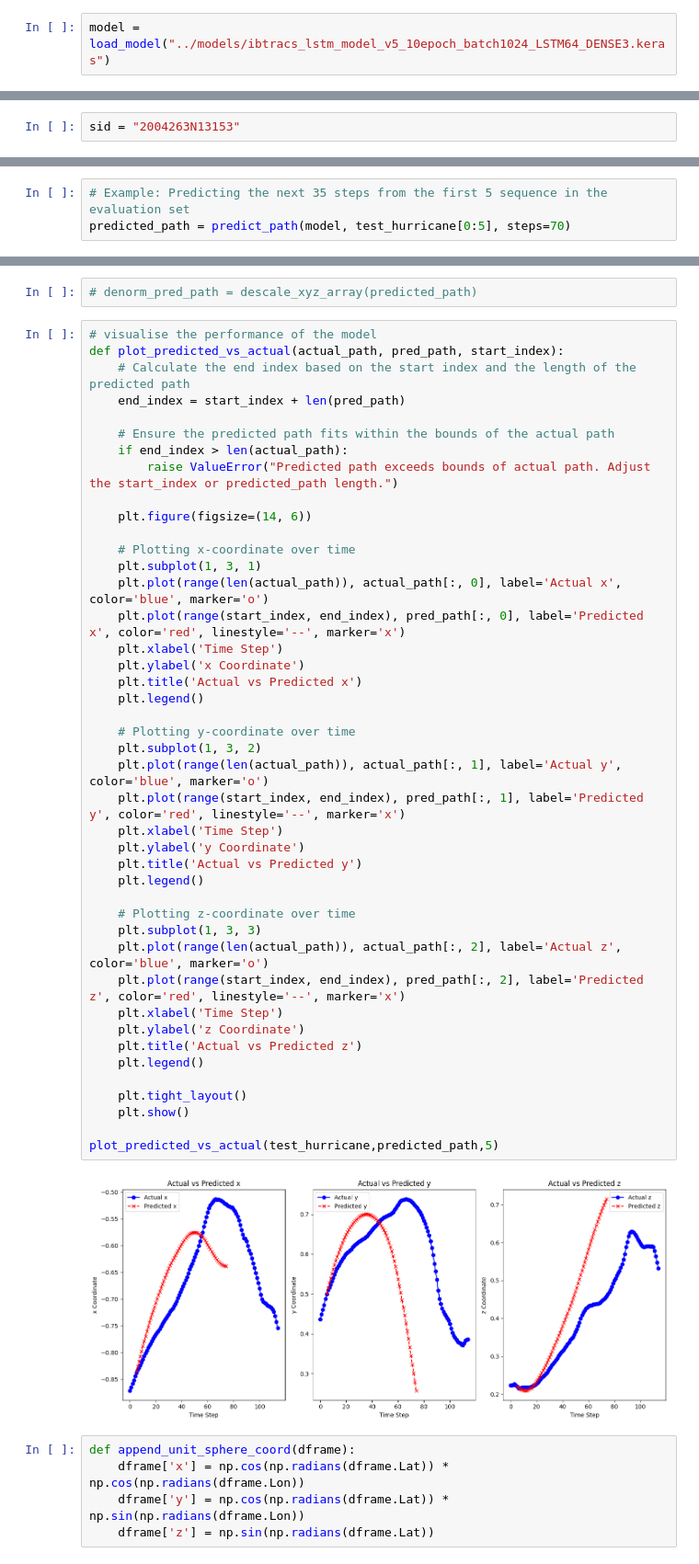
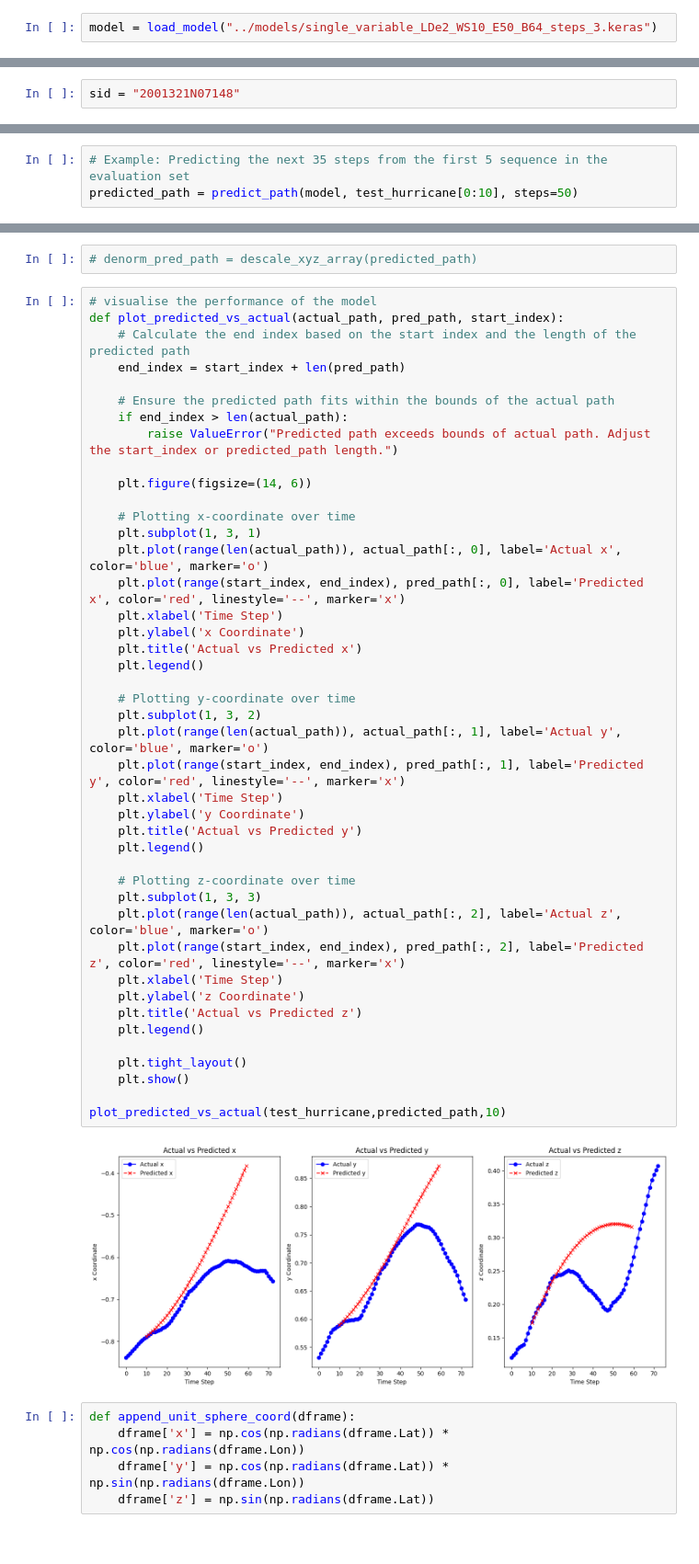
Before and after one commit to arshchawla21/Hurricane_RNN_Forecasting, a Jupyter notebook: notebooks/single_variable_hurricane_RNN.ipynb, the cells around one changed output, grey strips where cells are left out. Shown at 92% size. Cells and saved outputs as stored; diff of their text form.

```diff
--- a/notebooks/single_variable_hurricane_RNN.ipynb
+++ b/notebooks/single_variable_hurricane_RNN.ipynb
@@ -237,4 +229,4 @@ Evaluation Loss: 0.00014850847946945578
 # %% [markdown]
 ## Test Model Against a Real Hurricane
 # %%
-model = load_model("../models/ibtracs_lstm_model_v5_10epoch_batch1024_LSTM64_DENSE3.keras")
+model = load_model("../models/single_variable_LDe2_WS10_E50_B64_steps_3.keras")
@@ -246,7 +258,7 @@ def get_points_for_sid(df, sid):
     points_array = filtered_df[['x', 'y', 'z']].to_numpy()
     return points_array
 # %%
-sid = "2004263N13153"
+sid = "2001321N07148"
 # %%
 test_hurricane = get_points_for_sid(simple_df,sid)
 # %%
@@ -299,5 +311,5 @@ def predict_path(model, initial_sequence, steps):
     return np.array(path)
 # %%
 # Example: Predicting the next 35 steps from the first 5 sequence in the evaluation set
-predicted_path = predict_path(model, test_hurricane[0:5], steps=70)
+predicted_path = predict_path(model, test_hurricane[0:10], steps=50)
 # %% [output]
@@ -336,35 +348,35 @@ def plot_predicted_vs_actual(actual_path, pred_path, start_index):
     plt.subplot(1, 3, 1)
     plt.plot(range(len(actual_path)), actual_path[:, 0], label='Actual x', color='blue', marker='o')
     plt.plot(range(start_index, end_index), pred_path[:, 0], label='Predicted x', color='red', linestyle='--', marker='x')
     plt.xlabel('Time Step')
     plt.ylabel('x Coordinate')
     plt.title('Actual vs Predicted x')
     plt.legend()
 
     # Plotting y-coordinate over time
     plt.subplot(1, 3, 2)
     plt.plot(range(len(actual_path)), actual_path[:, 1], label='Actual y', color='blue', marker='o')
     plt.plot(range(start_index, end_index), pred_path[:, 1], label='Predicted y', color='red', linestyle='--', marker='x')
     plt.xlabel('Time Step')
     plt.ylabel('y Coordinate')
     plt.title('Actual vs Predicted y')
     plt.legend()
 
     # Plotting z-coordinate over time
     plt.subplot(1, 3, 3)
     plt.plot(range(len(actual_path)), actual_path[:, 2], label='Actual z', color='blue', marker='o')
     plt.plot(range(start_index, end_index), pred_path[:, 2], label='Predicted z', color='red', linestyle='--', marker='x')
     plt.xlabel('Time Step')
     plt.ylabel('z Coordinate')
     plt.title('Actual vs Predicted z')
     plt.legend()
 
     plt.tight_layout()
     plt.show()
 
-plot_predicted_vs_actual(test_hurricane,predicted_path,5)
+plot_predicted_vs_actual(test_hurricane,predicted_path,10)
 # %% [output]
-[figure, old version]
+[figure, new version]
 # %%
 def append_unit_sphere_coord(dframe):
     dframe['x'] = np.cos(np.radians(dframe.Lat)) * np.cos(np.radians(dframe.Lon))
```
Also changed, not shown: parts of 20 cells of this notebook, 18 other files.
